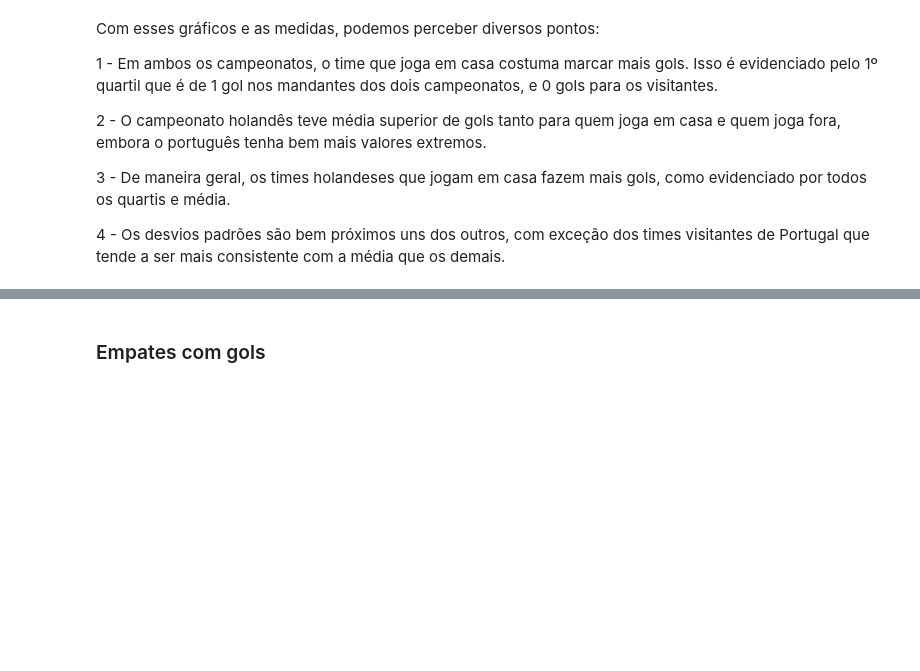
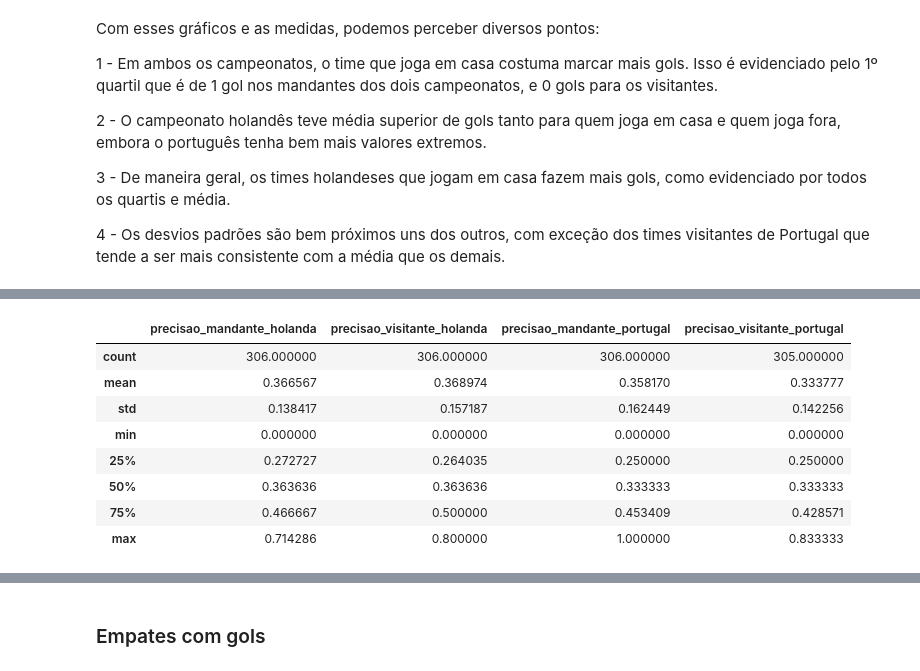
Before and after one commit to RamonMoreiraUnb/ce2Python, a Jupyter notebook: Trabalho CE2.ipynb, the cells around one changed output, grey strips where cells are left out. Drawn from its saved outputs; the diff is of its cells as text; code cells hidden in the pictures; blank space fills up the shorter version.

```diff
--- a/Trabalho CE2.ipynb
+++ b/Trabalho CE2.ipynb
@@ -76,0 +205,17 @@ Com esses gráficos e as medidas, podemos perceber diversos pontos:
+# %%
+pcs = {"precisao_mandante_holanda":precisao_holandes_casa, "precisao_visitante_holanda":precisao_holandes_fora,
+       "precisao_mandante_portugal":precisao_portugues_casa, "precisao_visitante_portugal":precisao_portugues_fora}
+
+precisao = pd.DataFrame(data = pcs)
+
+precisao.describe()
+# %% [output]
+|  | precisao_mandante_holanda | precisao_visitante_holanda | precisao_mandante_portugal | precisao_visitante_portugal |
+| count | 306.000000 | 306.000000 | 306.000000 | 305.000000 |
+| mean | 0.366567 | 0.368974 | 0.358170 | 0.333777 |
+| std | 0.138417 | 0.157187 | 0.162449 | 0.142256 |
+| min | 0.000000 | 0.000000 | 0.000000 | 0.000000 |
+| 25% | 0.272727 | 0.264035 | 0.250000 | 0.250000 |
+| 50% | 0.363636 | 0.363636 | 0.333333 | 0.333333 |
+| 75% | 0.466667 | 0.500000 | 0.453409 | 0.428571 |
+| max | 0.714286 | 0.800000 | 1.000000 | 0.833333 |
```
Also changed, not shown: parts of 25 cells of this notebook.
